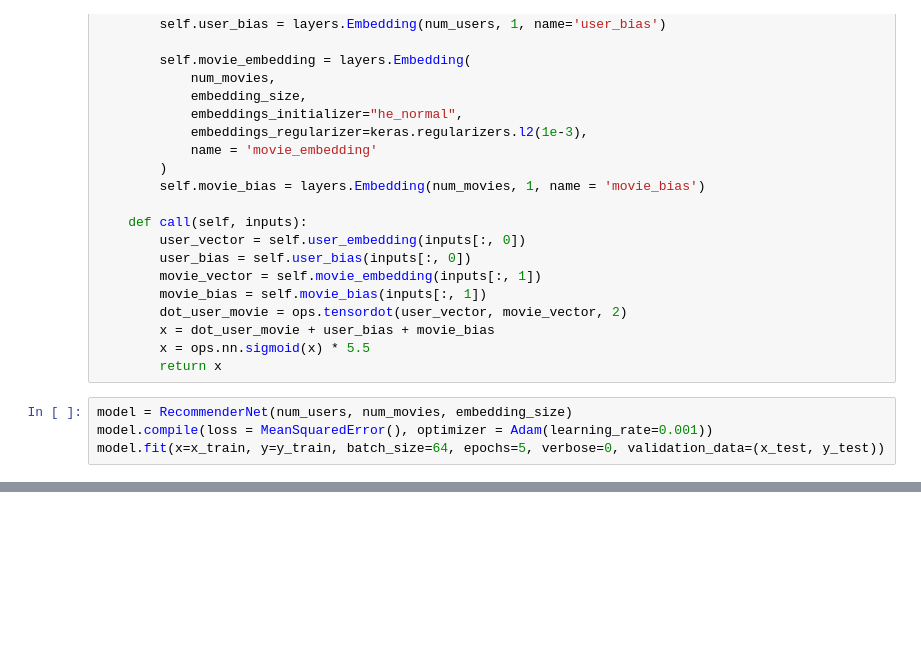
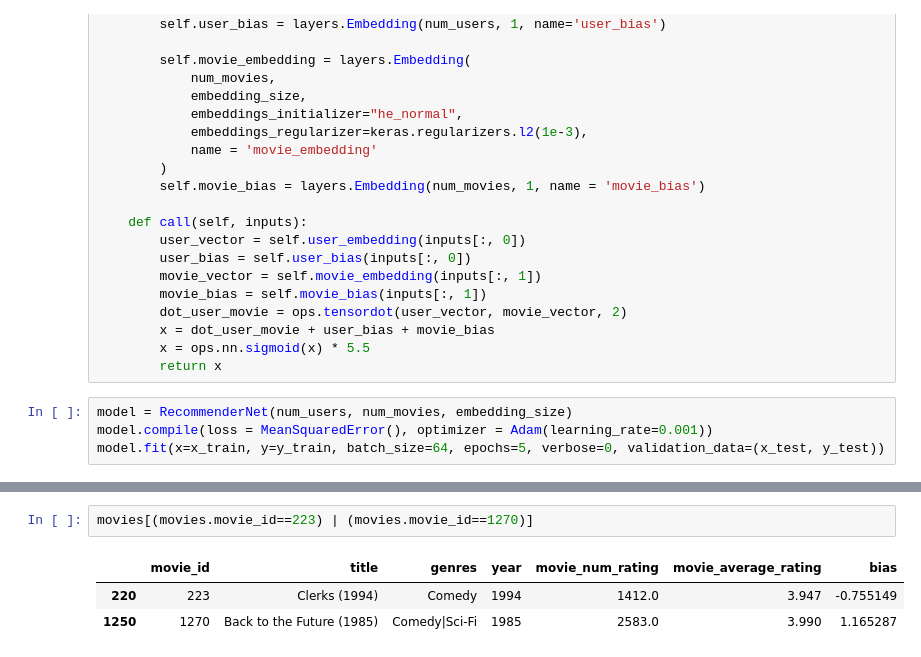
Before and after one commit to MaryamTavakoli/Recommendation-Systems, a Jupyter notebook: Matrix_Factorization_MovieLens1m.ipynb, the cells around one changed output, grey strips where cells are left out. Cells and saved outputs as stored; diff of their text form; blank space fills up the shorter version.

```diff
--- a/Matrix_Factorization_MovieLens1m.ipynb
+++ b/Matrix_Factorization_MovieLens1m.ipynb
@@ -186,0 +228,6 @@ Matrix factorization model reduced test error by 6.8% comapred to the base model
+# %%
+movies[(movies.movie_id==223) | (movies.movie_id==1270)]
+# %% [output]
+|  | movie_id | title | genres | year | movie_num_rating | movie_average_rating | bias |
+| 220 | 223 | Clerks (1994) | Comedy | 1994 | 1412.0 | 3.947 | -0.755149 |
+| 1250 | 1270 | Back to the Future (1985) | Comedy|Sci-Fi | 1985 | 2583.0 | 3.990 | 1.165287 |
```
Also changed, not shown: parts of 33 cells of this notebook.
